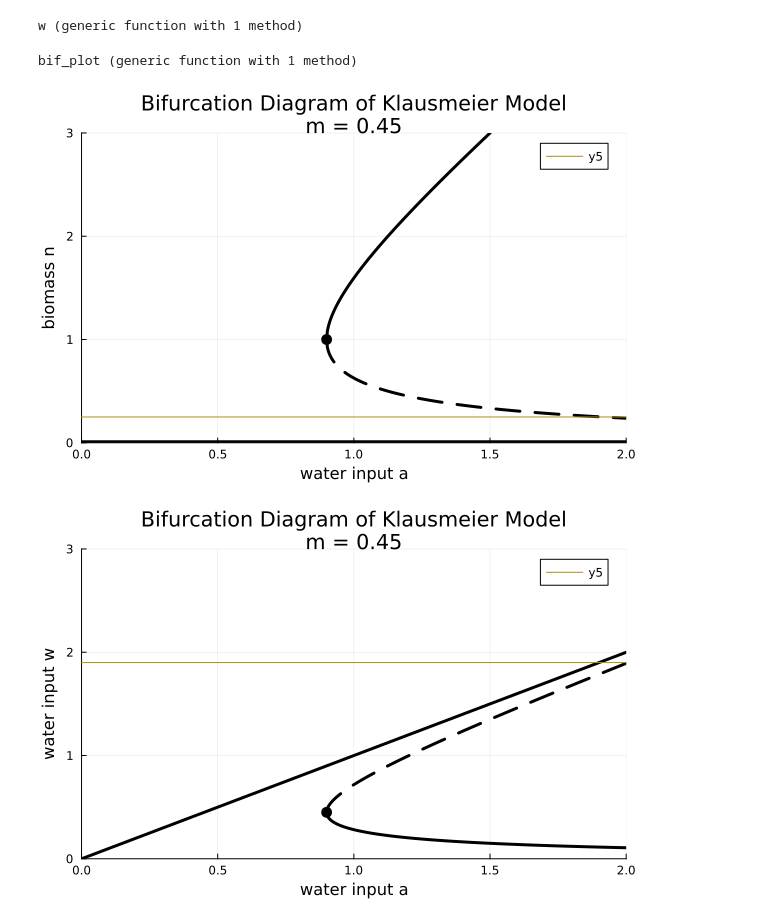
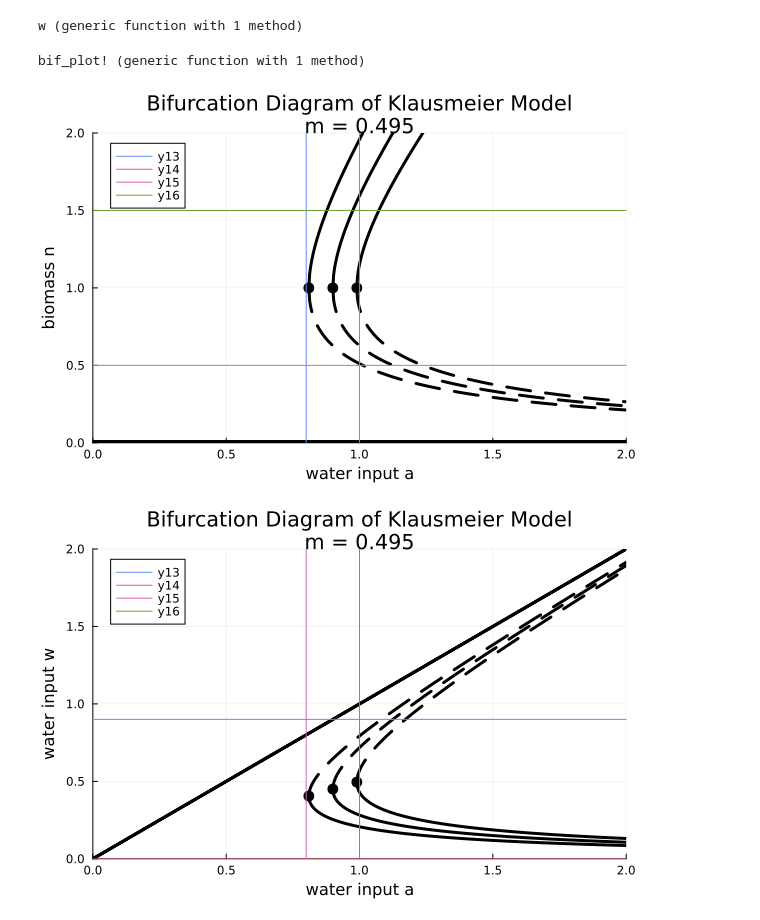
Before and after one commit to lisab00/ma-code, a Jupyter notebook: notebooks/playground/bifurcation_diagrams.ipynb, the cells around one changed output. Drawn from its saved outputs; the diff is of its cells as text; code cells hidden in the pictures.

```diff
--- a/notebooks/playground/bifurcation_diagrams.ipynb
+++ b/notebooks/playground/bifurcation_diagrams.ipynb
@@ -66,13 +66,59 @@ function bif_plot(m::Float64, comp::String; points=[])
     end
     title!("Bifurcation Diagram of Klausmeier Model\nm = $m")
 end
+
+function bif_plot!(m::Float64, comp::String; points=[])
+    a_vals = range(2*m, stop=2, length=400)
+
+    if comp == "n"
+        plus = [n(a, m, true) for a in a_vals]
+        minus = [n(a, m, false) for a in a_vals]
+    else
+        plus = [w(a, m, true) for a in a_vals]
+        minus = [w(a, m, false) for a in a_vals]
+    end
+
+    # Plot the bifurcation curves
+    plot!(a_vals, plus, color=:black, label="", lw=3, xlim=(0, maximum(a_vals)), ylim=(0, 2))
+    plot!(a_vals, minus, color=:black, linestyle=:dash, label="", lw=3)
+
+    # Plot points if provided
+    for pt in points
+        scatter!([pt[1]], [pt[2]], color=:red, marker=:x, markersize=8, label="")
+    end
+
+    # Axes labels, title
+    xlabel!("water input a")
+    if comp == "n"
+        scatter!([2*m], [1], color=:black, marker=:circle, markersize=6, label="")
+        hline!([0], color=:black,  lw=5, linestyle=:solid, label="")
+        ylabel!("biomass n")
+    else
+        scatter!([2*m], [m], color=:black, marker=:circle, markersize=6, label="")
+        plot!(0:0.1:2, 0:0.1:2, color=:black,  lw=3, linestyle=:solid, label="")
+        ylabel!("water input w")
+    end
+    title!("Bifurcation Diagram of Klausmeier Model\nm = $m")
+end
 # %% [output]
-bif_plot (generic function with 1 method)
+bif_plot! (generic function with 1 method)
 # %%
 bif_plot(0.45, "n")
+bif_plot!(0.405, "n")
+bif_plot!(0.495, "n")
+vline!([0.8])
+vline!([1.0])
+hline!([0.5])
+hline!([1.5])
 # %% [output]
-[figure, old version]
+[figure, new version]
 # %%
 bif_plot(0.45, "w")
+bif_plot!(0.405, "w")
+bif_plot!(0.495, "w")
+hline!([0.9])
+hline!([0.0])
+vline!([0.8])
+vline!([1.0])
 # %% [output]
-[figure, old version]
+[figure, new version]
```
Also changed, not shown: 1 other file.
